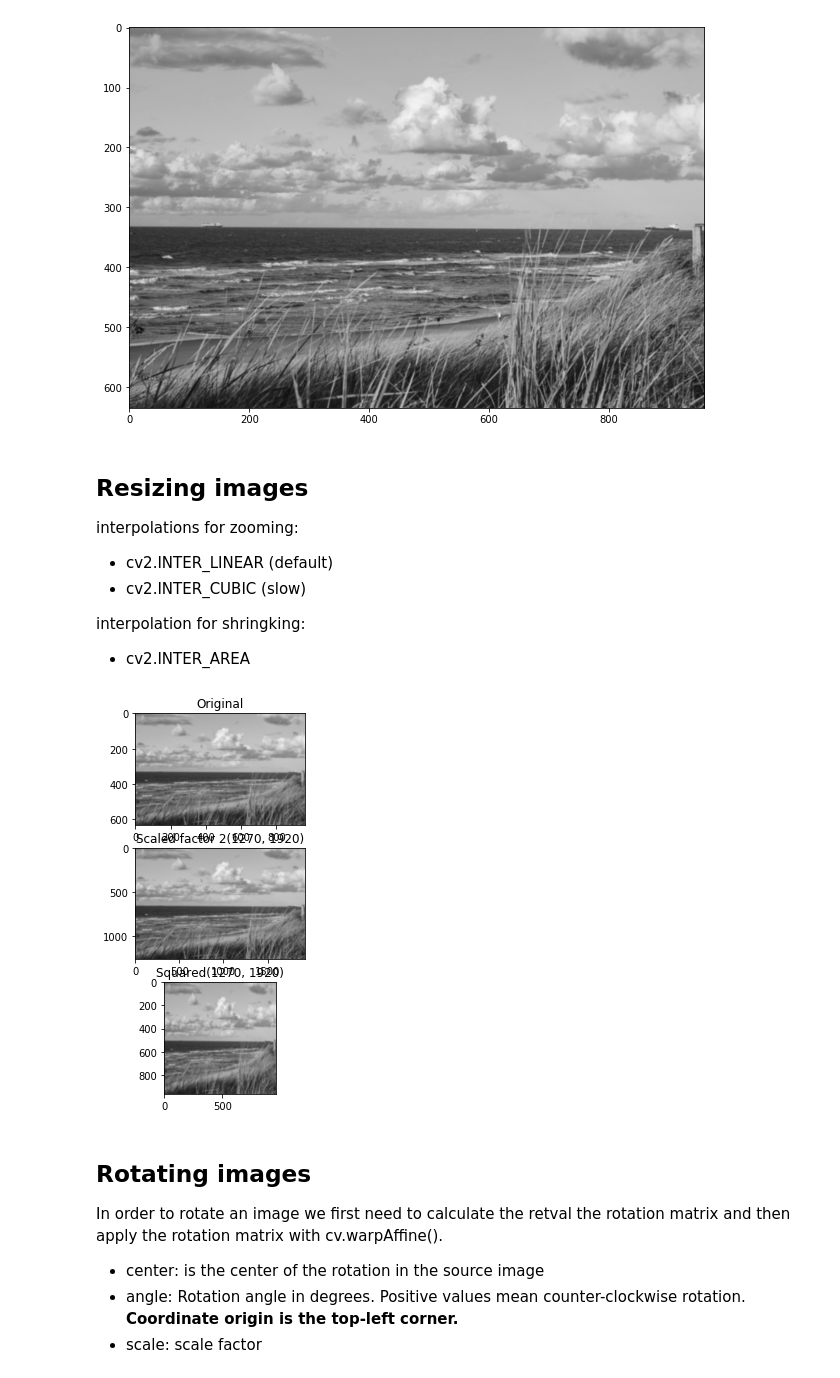
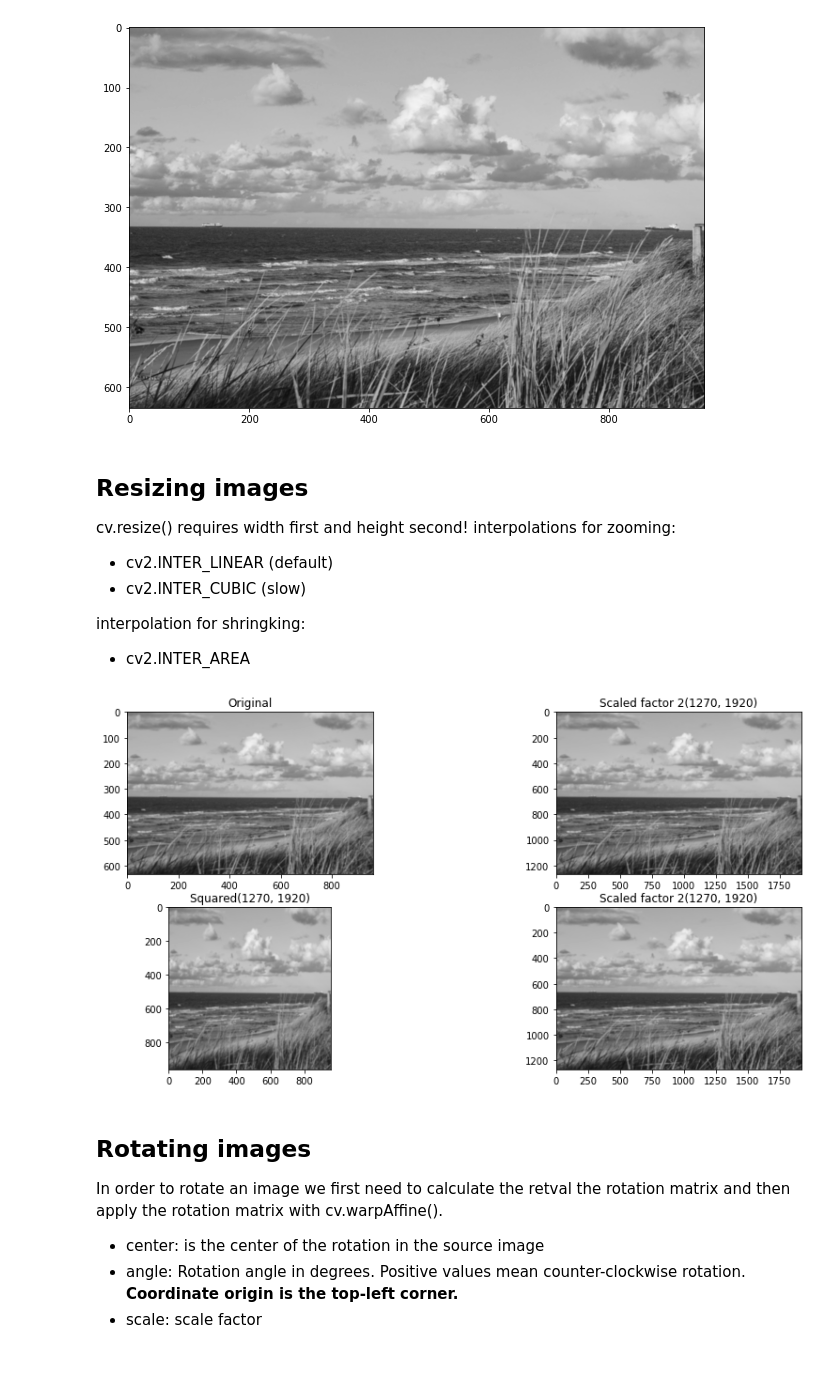
Before and after one commit to djlisashi/opencv-snippets, a Jupyter notebook: OpenCV code snippets.ipynb, the cells around one changed output. Saved outputs shown, nothing was run; the diff lists cells and outputs as text; code cells hidden in the pictures.

Commit message:
feat: additional information on cv.resize()

```diff
--- a/OpenCV code snippets.ipynb
+++ b/OpenCV code snippets.ipynb
@@ -34,6 +34,7 @@ plt.show()
 [figure]
 # %% [markdown]
 ## Resizing images
+cv.resize() requires width first and height second!
 interpolations for zooming:
 - cv2.INTER_LINEAR (default)
 - cv2.INTER_CUBIC (slow)
@@ -43,16 +44,17 @@ interpolation for shringking:
 # %%
 image = img_gray.copy()
 height, width = image.shape[:2]
 res = cv.resize(image,None,fx=2, fy=2, interpolation = cv.INTER_CUBIC)
 
 square_img = cv.resize(image,(width, width), interpolation = cv.INTER_CUBIC)
-
-plt.subplot(311),plt.imshow(image, cmap = 'gray', interpolation = 'bicubic'),plt.title('Original')
-plt.subplot(312),plt.imshow(res, cmap = 'gray', interpolation = 'bicubic'), plt.title('Scaled factor 2' + str(res.shape))
-plt.subplot(313),plt.imshow(square_img, cmap = 'gray', interpolation = 'bicubic'), plt.title('Squared' + str(res.shape))
+double_img = cv.resize(image,(width *2 , height *2), interpolation = cv.INTER_CUBIC)
+plt.subplot(221),plt.imshow(image, cmap = 'gray', interpolation = 'bicubic'),plt.title('Original')
+plt.subplot(222),plt.imshow(res, cmap = 'gray', interpolation = 'bicubic'), plt.title('Scaled factor 2' + str(res.shape))
+plt.subplot(223),plt.imshow(square_img, cmap = 'gray', interpolation = 'bicubic'), plt.title('Squared' + str(res.shape))
+plt.subplot(224),plt.imshow(double_img, cmap = 'gray', interpolation = 'bicubic'), plt.title('Scaled factor 2' + str(res.shape))
 plt.show()
 # %% [output]
-[figure, old version]
+[figure, new version]
 # %% [markdown]
 ## Rotating images
 In order to rotate an image we first need to calculate the retval the rotation matrix and then apply the rotation matrix with cv.warpAffine().
```
